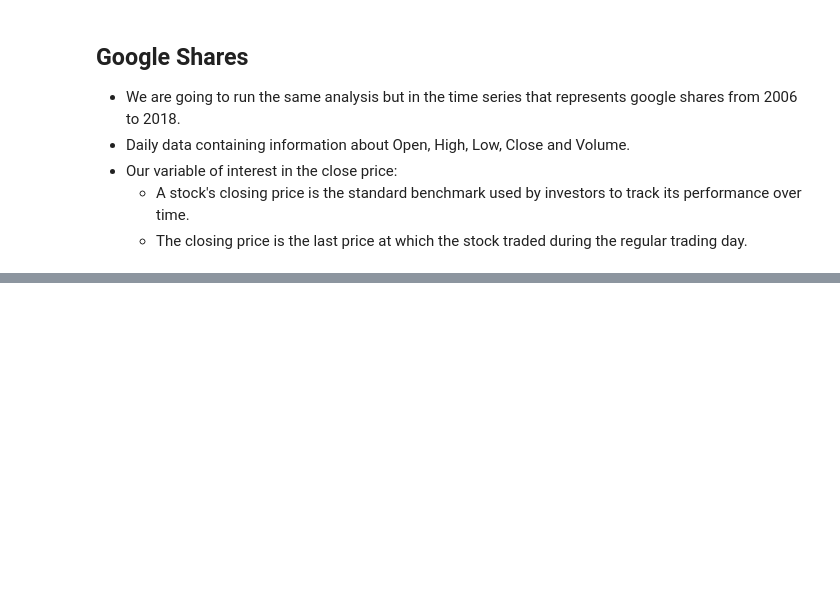
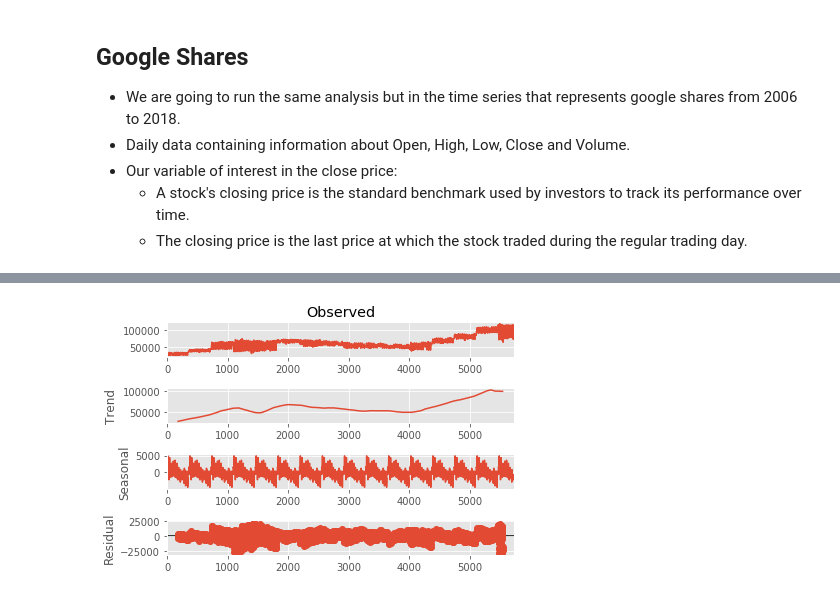
Before and after one commit to leonardo-meireles/Series-Temporais-e-Aprendizado-Dinamico-SME0808, a Jupyter notebook: notebooks/P1.ipynb, the cells around one changed output, grey strips where cells are left out. Drawn from its saved outputs; the diff is of its cells as text; code cells hidden in the pictures; blank space fills up the shorter version.

```diff
--- a/notebooks/P1.ipynb
+++ b/notebooks/P1.ipynb
@@ -174,0 +212,3 @@ fig = y.plot()
+# %%
+ibov_data.index = ibov_data.Date
+ibov_data = ibov_data.sort_index()
@@ -174,0 +316,8 @@ fig = y.plot()
+# %%
+# Multiplicative
+y = sm.tsa.seasonal_decompose(
+    ibov_data['Close'].values, freq=365, model='additive')
+
+fig = y.plot()
+# %% [output]
+[figure, added]
```
Also changed, not shown: parts of 40 cells of this notebook, 3 other files.
